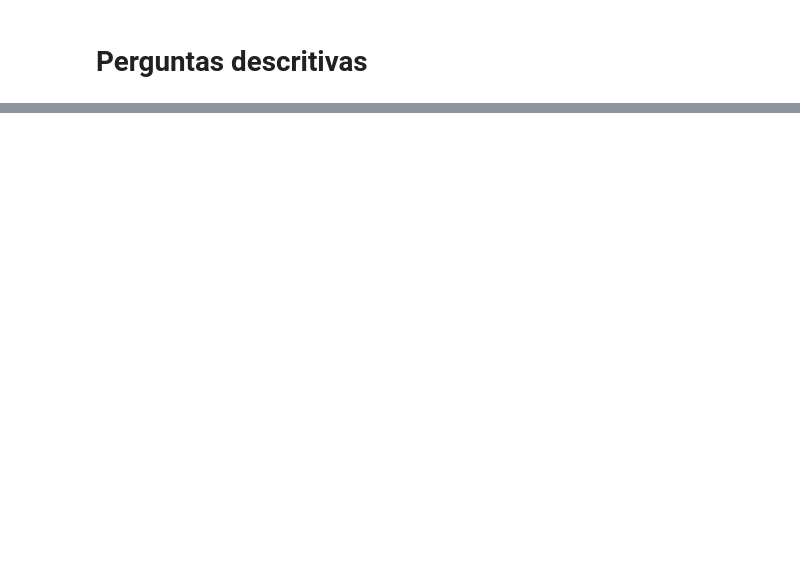
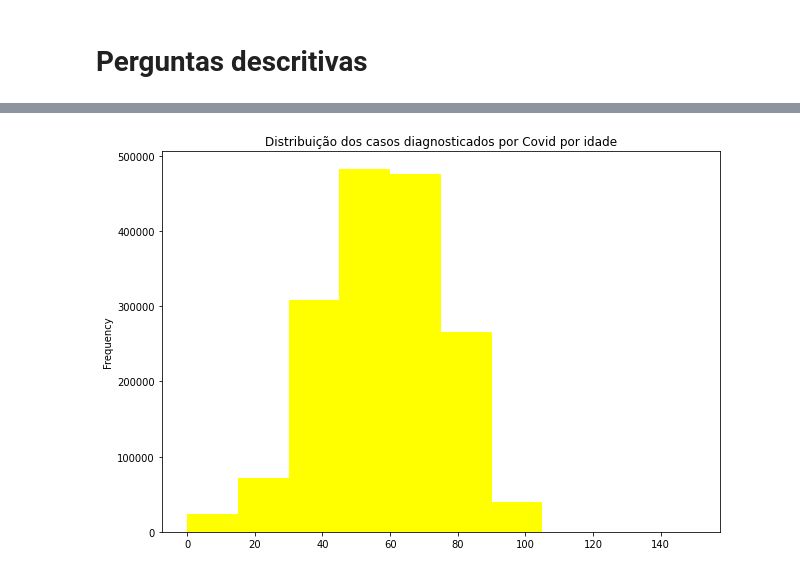
Before and after one commit to mateuspinto/subnotificacoes-covid, a Jupyter notebook: src/visualization.ipynb, the cells around one changed output, grey strips where cells are left out. Saved outputs shown, nothing was run; the diff lists cells and outputs as text; code cells hidden in the pictures; blank space fills up the shorter version.

```diff
--- a/src/visualization.ipynb
+++ b/src/visualization.ipynb
@@ -35,0 +46,6 @@ non_covid_post_pandemic = all_cases[(all_cases.dg_covid == 0) & (all_cases.vac_c
+# %%
+plt.title("Distribuição dos casos diagnosticados por Covid por idade")
+true_covid_cases.dropna(subset=['cad-idade']).set_index('cad_dt_notificacao')['cad-idade'].plot(kind='hist', color='yellow')
+plt.show()
+# %% [output]
+[figure, added]
```
Also changed, not shown: parts of 22 cells of this notebook, 1 other file.
